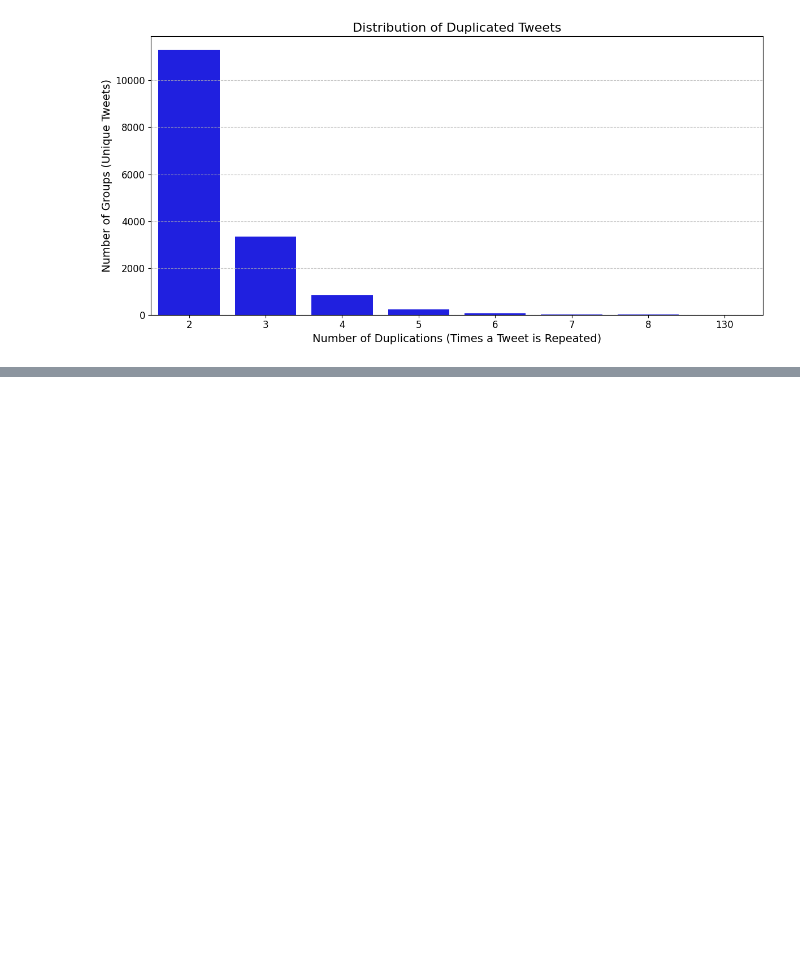
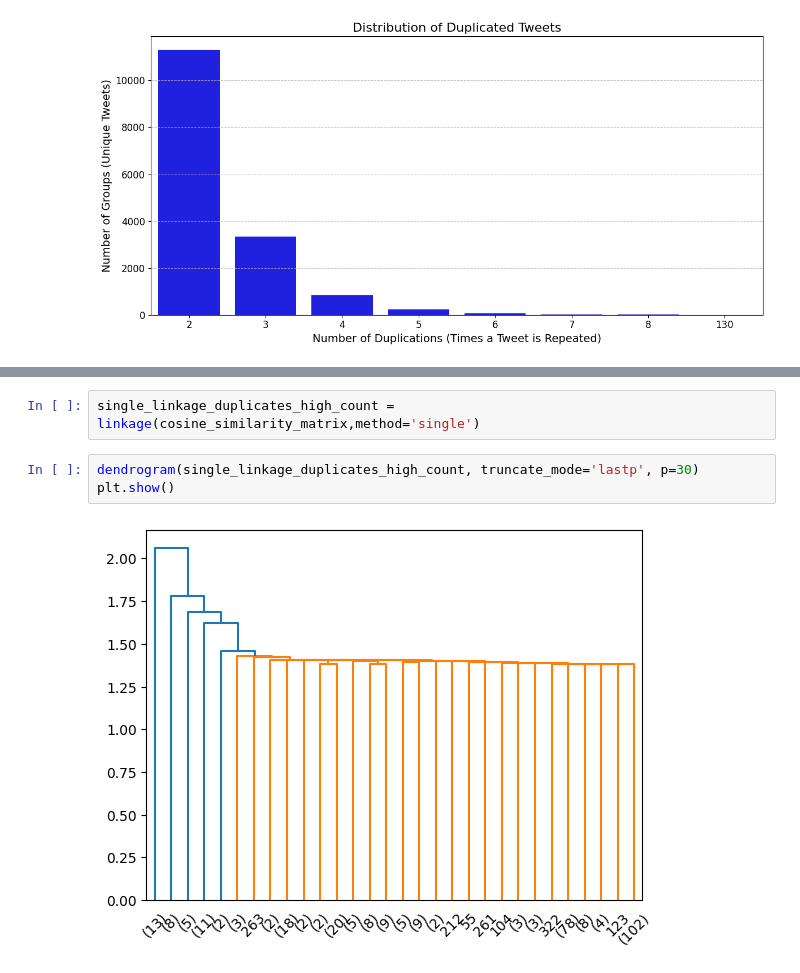
Before and after one commit to lgiesen/social-media-analysis, a Jupyter notebook: simon_duplicate_analysis_text-mining.ipynb, the cells around one changed output, grey strips where cells are left out. Saved outputs shown, nothing was run; the diff lists cells and outputs as text; blank space fills up the shorter version.

```diff
--- a/simon_duplicate_analysis_text-mining.ipynb
+++ b/simon_duplicate_analysis_text-mining.ipynb
@@ -75,0 +256,7 @@ See the caveats in the documentation: https://pandas.pydata.org/pandas-docs/stab
+# %%
+single_linkage_duplicates_high_count = linkage(cosine_similarity_matrix,method='single')
+# %%
+dendrogram(single_linkage_duplicates_high_count, truncate_mode='lastp', p=30)
+plt.show()
+# %% [output]
+[figure, added]
```
Also changed, not shown: parts of 44 cells of this notebook.
